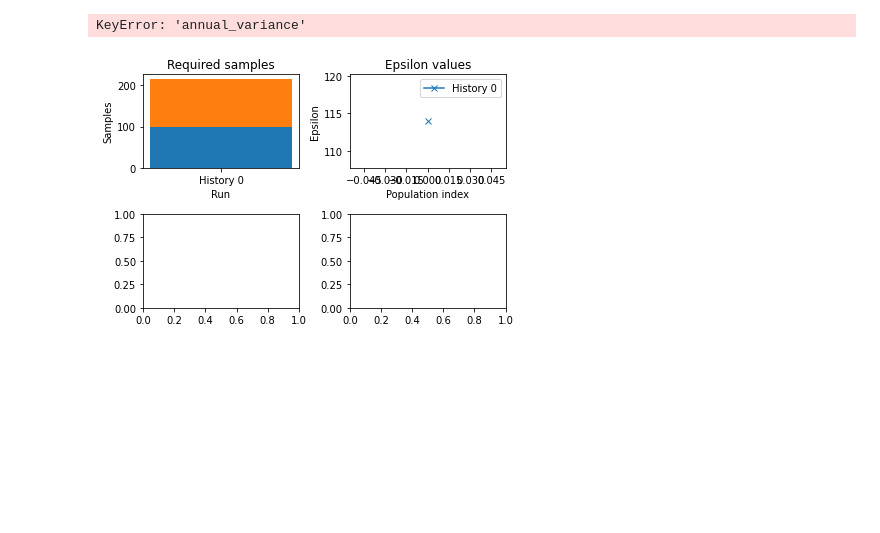
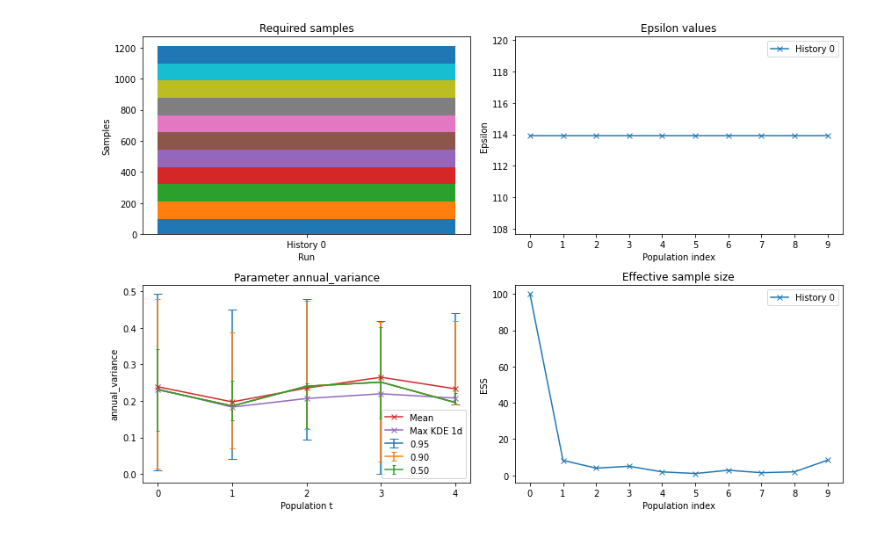
Before and after one commit to Marwan99/ASC6132, a Jupyter notebook: scripts/pyabc_dev.ipynb, the cells around one changed output. Cells and saved outputs as stored; diff of their text form; code cells hidden in the pictures; blank space fills up the shorter version.

```diff
--- a/scripts/pyabc_dev.ipynb
+++ b/scripts/pyabc_dev.ipynb
@@ -72,6 +0,0 @@ parameter_priors = pyabc.Distribution(
-# %%
-abc = pyabc.ABCSMC(model, parameter_priors,distance)
-
-db_path = ("sqlite:///" +
-           os.path.join(tempfile.gettempdir(), "test.db"))
-history = abc.new(db_path, observed_data)
@@ -81,2 +0,0 @@ INFO:History:Start <ABCSMC(id=42, start_time=2020-12-11 22:57:37.767308, end_tim
-# %%
-history = abc.run(minimum_epsilon=0.2, max_nr_populations=3)
@@ -122,16 +95,14 @@ ax.legend();
 # %%
 _, arr_ax = plt.subplots(2, 2)
 
 pyabc.visualization.plot_sample_numbers(history, ax=arr_ax[0][0])
 pyabc.visualization.plot_epsilons(history, ax=arr_ax[0][1])
 pyabc.visualization.plot_credible_intervals(
     history, levels=[0.95, 0.9, 0.5], ts=[0, 1, 2, 3, 4],
-    show_mean=True, show_kde_max_1d=True,
-    refval={'max_store_year': 2.5}, arr_ax=arr_ax[1][0])
+    show_mean=True, show_kde_max_1d=True, arr_ax=arr_ax[1][0])
 pyabc.visualization.plot_effective_sample_sizes(history, ax=arr_ax[1][1])
 
 plt.gcf().set_size_inches((12, 8))
 plt.gcf().tight_layout()
 # %% [output]
-KeyError: 'annual_variance'
-[figure, old version]
+[figure, new version]
```
Also changed, not shown: parts of 15 cells of this notebook.
